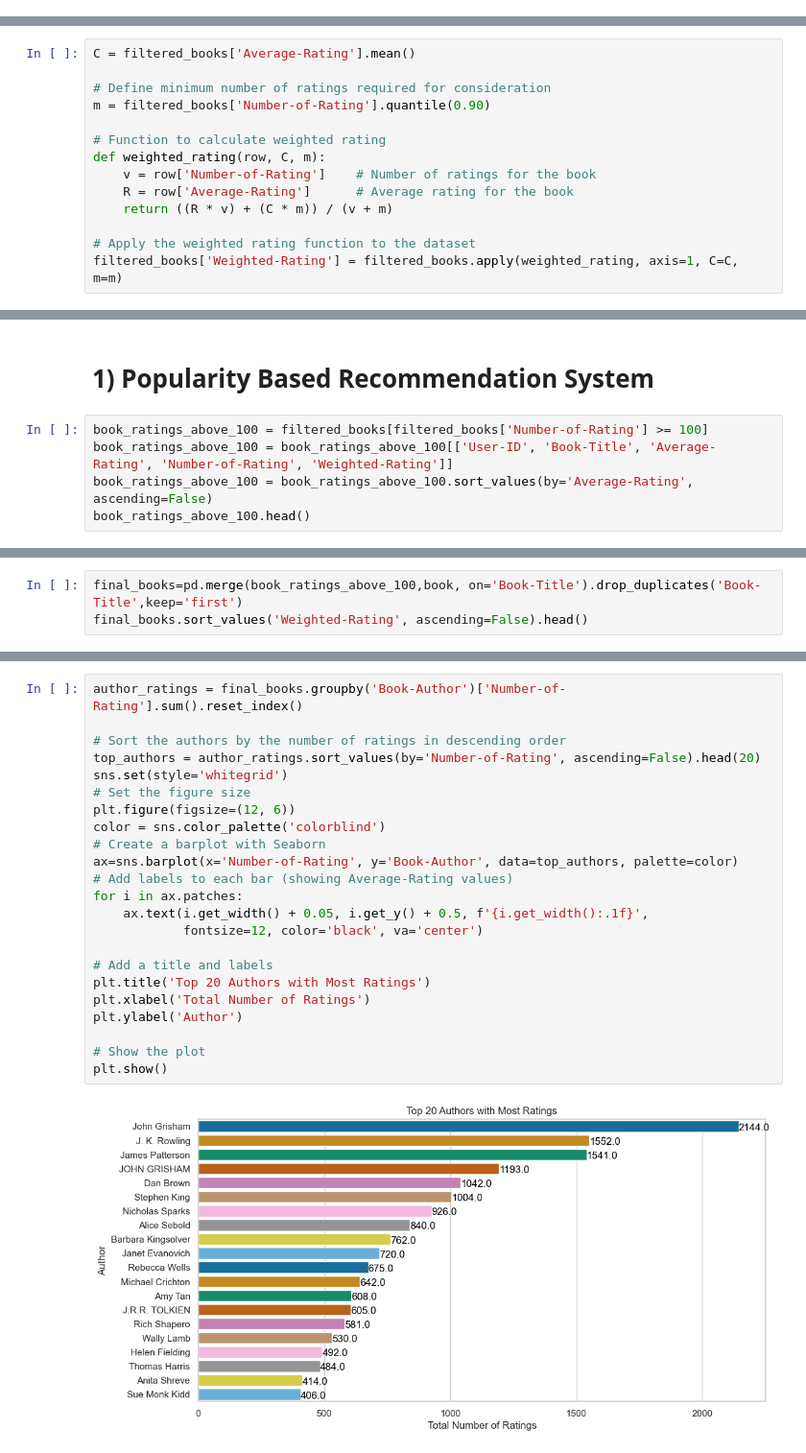
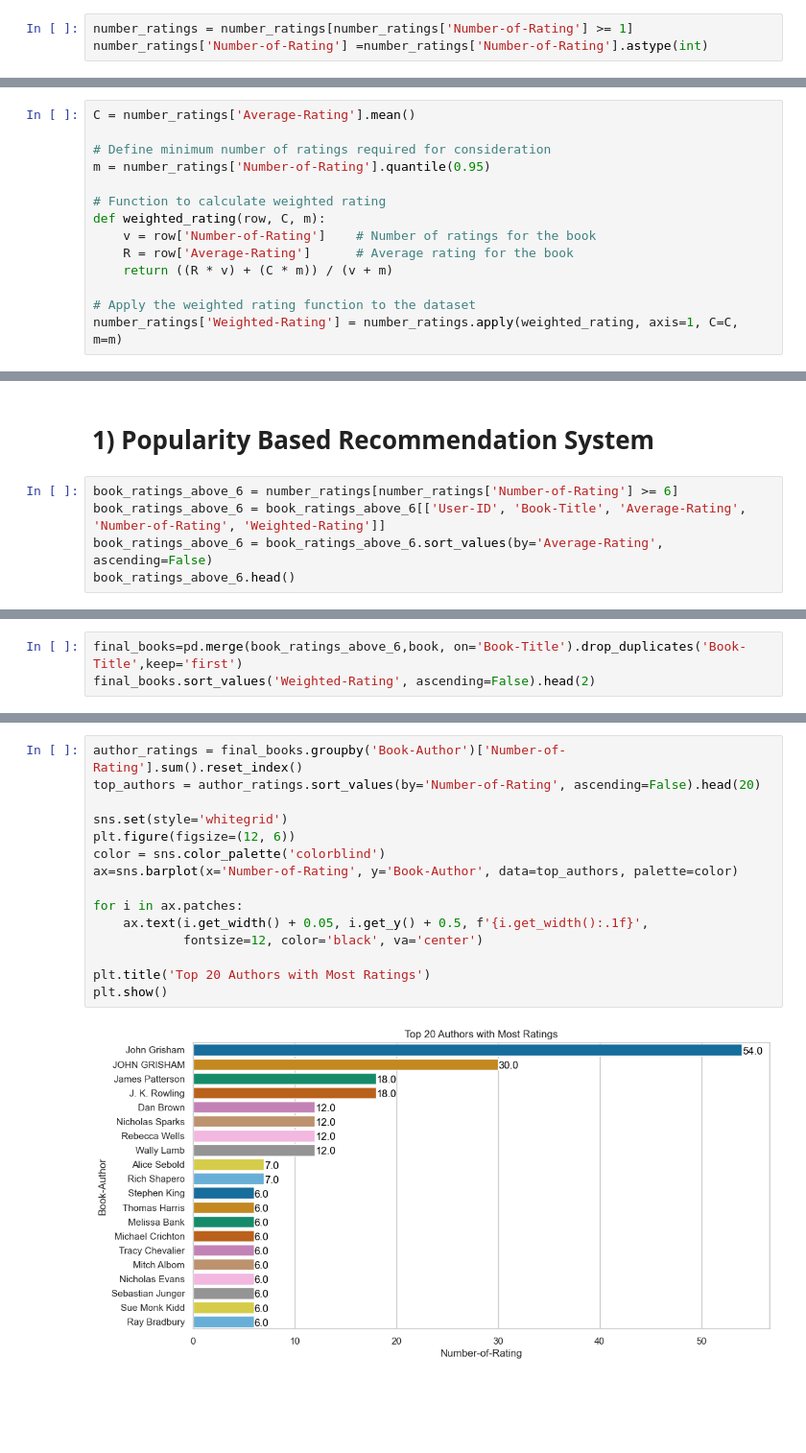
Before and after one commit to RanaSanga85/Book-Recommendation-System, a Jupyter notebook: Book Recommendation System 2.ipynb, the cells around one changed output, grey strips where cells are left out. Shown at 96% size. Drawn from its saved outputs; the diff is of its cells as text; blank space fills up the shorter version.

```diff
--- a/Book Recommendation System 2.ipynb
+++ b/Book Recommendation System 2.ipynb
@@ -696,0 +747,3 @@ Name: count, Length: 203, dtype: int64
+# %%
+number_ratings = number_ratings[number_ratings['Number-of-Rating'] >= 1]
+number_ratings['Number-of-Rating'] =number_ratings['Number-of-Rating'].astype(int)
@@ -704,10 +779,10 @@ Where:
 <li>m = Minimum number of votes required to be considered
 <li>C = The mean (average) rating across the entire dataset
 # %%
-C = filtered_books['Average-Rating'].mean()
+C = number_ratings['Average-Rating'].mean()
 
 # Define minimum number of ratings required for consideration
-m = filtered_books['Number-of-Rating'].quantile(0.90)
+m = number_ratings['Number-of-Rating'].quantile(0.95)
 
 # Function to calculate weighted rating
 def weighted_rating(row, C, m):
@@ -716,4 +791,4 @@ def weighted_rating(row, C, m):
     return ((R * v) + (C * m)) / (v + m)
 
 # Apply the weighted rating function to the dataset
-filtered_books['Weighted-Rating'] = filtered_books.apply(weighted_rating, axis=1, C=C, m=m)
+number_ratings['Weighted-Rating'] = number_ratings.apply(weighted_rating, axis=1, C=C, m=m)
@@ -818,9 +809,9 @@ Name: count, Length: 301, dtype: int64
 # %% [markdown]
 # 1) Popularity Based Recommendation System
 # %%
-book_ratings_above_100 = filtered_books[filtered_books['Number-of-Rating'] >= 100]
-book_ratings_above_100 = book_ratings_above_100[['User-ID', 'Book-Title', 'Average-Rating', 'Number-of-Rating', 'Weighted-Rating']]
-book_ratings_above_100 = book_ratings_above_100.sort_values(by='Average-Rating', ascending=False)
-book_ratings_above_100.head()
+book_ratings_above_6 = number_ratings[number_ratings['Number-of-Rating'] >= 6]
+book_ratings_above_6 = book_ratings_above_6[['User-ID', 'Book-Title', 'Average-Rating', 'Number-of-Rating', 'Weighted-Rating']]
+book_ratings_above_6 = book_ratings_above_6.sort_values(by='Average-Rating', ascending=False)
+book_ratings_above_6.head()
 # %% [output]
 |  | User-ID | Book-Title | Average-Rating | Number-of-Rating | Weighted-Rating |
@@ -836,5 +827,5 @@ book_ratings_above_100.shape
 # %%
-final_books=pd.merge(book_ratings_above_100,book, on='Book-Title').drop_duplicates('Book-Title',keep='first')
-final_books.sort_values('Weighted-Rating', ascending=False).head()
+final_books=pd.merge(book_ratings_above_6,book, on='Book-Title').drop_duplicates('Book-Title',keep='first')
+final_books.sort_values('Weighted-Rating', ascending=False).head(2)
 # %% [output]
 |  | User-ID | Book-Title | Average-Rating | Number-of-Rating | Weighted-Rating | ISBN | Book-Author | ... |
@@ -864,25 +855,17 @@ plt.show()
 # %%
 author_ratings = final_books.groupby('Book-Author')['Number-of-Rating'].sum().reset_index()
+top_authors = author_ratings.sort_values(by='Number-of-Rating', ascending=False).head(20)
 
-# Sort the authors by the number of ratings in descending order
-top_authors = author_ratings.sort_values(by='Number-of-Rating', ascending=False).head(20)
 sns.set(style='whitegrid')
-# Set the figure size
 plt.figure(figsize=(12, 6))
 color = sns.color_palette('colorblind')
-# Create a barplot with Seaborn
 ax=sns.barplot(x='Number-of-Rating', y='Book-Author', data=top_authors, palette=color)
-# Add labels to each bar (showing Average-Rating values)
+
 for i in ax.patches:
     ax.text(i.get_width() + 0.05, i.get_y() + 0.5, f'{i.get_width():.1f}',
             fontsize=12, color='black', va='center')
 
-# Add a title and labels
 plt.title('Top 20 Authors with Most Ratings')
-plt.xlabel('Total Number of Ratings')
-plt.ylabel('Author')
-
-# Show the plot
 plt.show()
 # %% [output]
-[figure, old version]
+[figure, new version]
```
Also changed, not shown: parts of 65 cells of this notebook, 1 other file.
